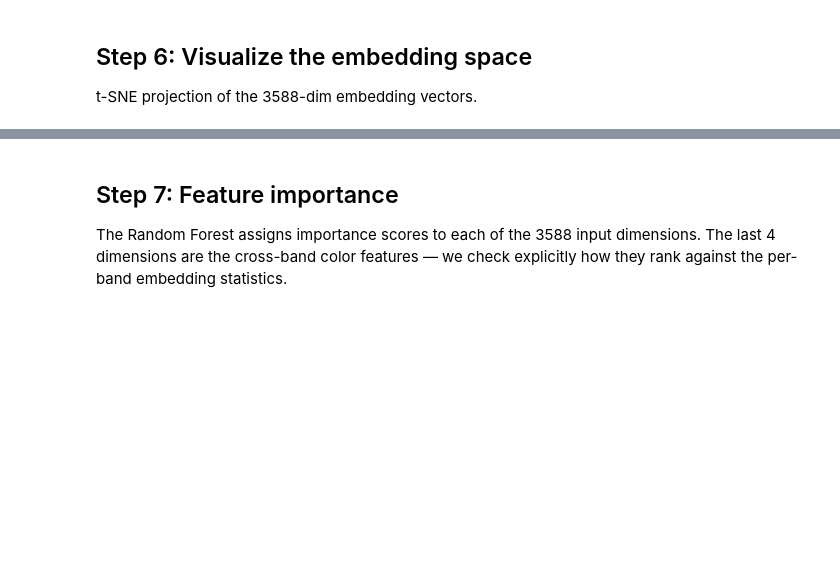
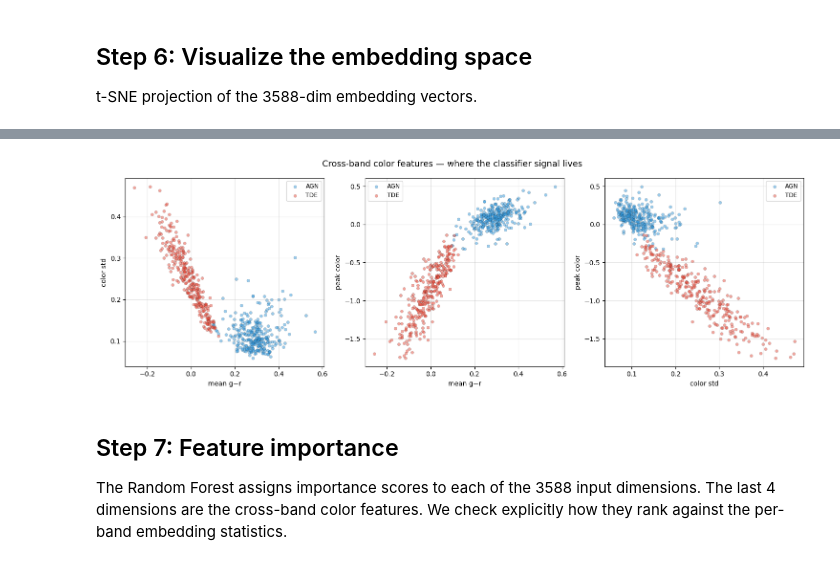
Before and after one commit to nmearl/fluctuant, a Jupyter notebook: notebooks/Multiband Pipeline.ipynb, the cells around one changed output, grey strips where cells are left out. Drawn from its saved outputs; the diff is of its cells as text; code cells hidden in the pictures; blank space fills up the shorter version.

```diff
--- a/notebooks/Multiband Pipeline.ipynb
+++ b/notebooks/Multiband Pipeline.ipynb
@@ -196,7 +280,31 @@ plt.show()
+# %%
+
+# Cross-band color features — these are physically motivated and directly discriminative
+cross = pipeline.embeddings[:, -4:]
+feat_names = ['mean g−r', 'color std', 'color slope', 'peak color']
+
+fig, axes = plt.subplots(1, 3, figsize=(15, 5))
+
+pairs = [(0, 1), (0, 3), (1, 3)]  # most informative 2D projections
+for ax, (xi, yi) in zip(axes, pairs):
+    for cls, (color, label) in enumerate(zip(['#3498db', '#e74c3c'], ['AGN', 'TDE'])):
+        mask = pipeline.labels == cls
+        ax.scatter(cross[mask, xi], cross[mask, yi],
+                   c=color, label=label, alpha=0.5, s=20, edgecolors='k', linewidth=0.2)
+    ax.set_xlabel(feat_names[xi])
+    ax.set_ylabel(feat_names[yi])
+    ax.legend(fontsize=9)
+    ax.grid(alpha=0.3)
+
+plt.suptitle('Cross-band color features — where the classifier signal lives', fontsize=13)
+plt.tight_layout()
+plt.show()
+# %% [output]
+[figure, added]
 # %% [markdown]
 ## Step 7: Feature importance
 
-The Random Forest assigns importance scores to each of the 3588 input dimensions. The last 4 dimensions are the cross-band color features — we check explicitly how they rank against the per-band embedding statistics.
+The Random Forest assigns importance scores to each of the 3588 input dimensions. The last 4 dimensions are the cross-band color features. We check explicitly how they rank against the per-band embedding statistics.
 # %%
 importances = clf.feature_importances_
 
```
Also changed, not shown: parts of 16 cells of this notebook.
